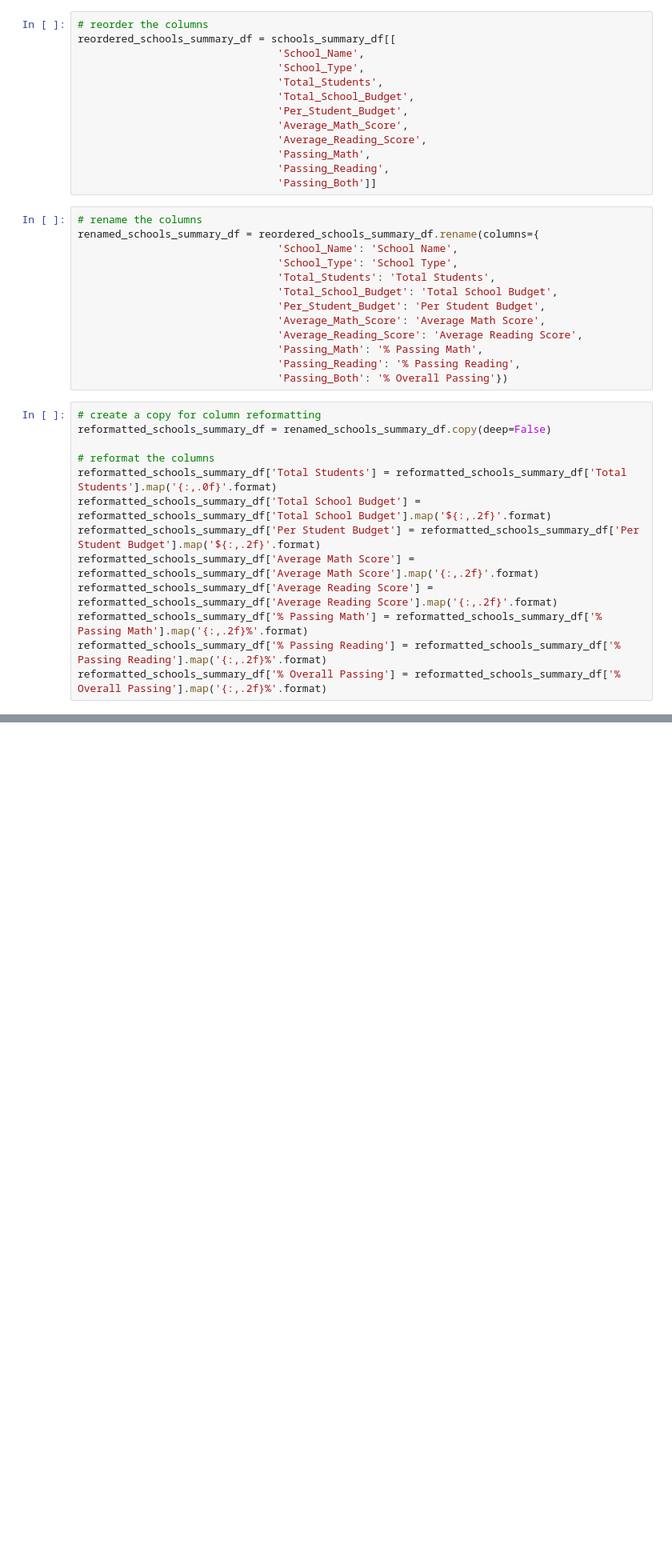
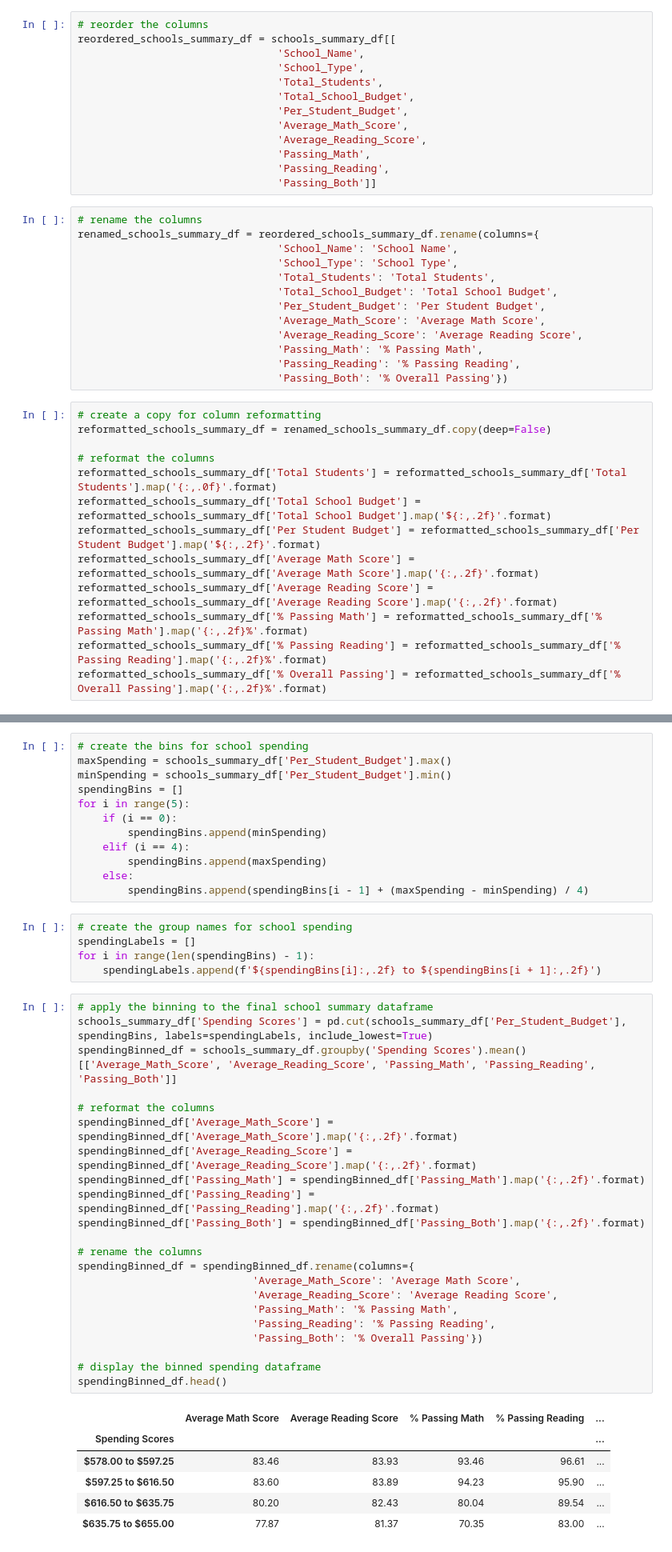
Before and after one commit to seneubauer/pandas-challenge, a Jupyter notebook: PyCitySchools/PyCitySchools.ipynb, the cells around one changed output, grey strips where cells are left out. Shown at 80% size. Drawn from its saved outputs; the diff is of its cells as text; blank space fills up the shorter version.

```diff
--- a/PyCitySchools/PyCitySchools.ipynb
+++ b/PyCitySchools/PyCitySchools.ipynb
@@ -167,0 +245,46 @@ worst_schools_df.head(5).style.hide_index()
+# %%
+# create the bins for school spending
+maxSpending = schools_summary_df['Per_Student_Budget'].max()
+minSpending = schools_summary_df['Per_Student_Budget'].min()
+spendingBins = []
+for i in range(5):
+    if (i == 0):
+        spendingBins.append(minSpending)
+    elif (i == 4):
+        spendingBins.append(maxSpending)
+    else:
+        spendingBins.append(spendingBins[i - 1] + (maxSpending - minSpending) / 4)
+# %%
+# create the group names for school spending
+spendingLabels = []
+for i in range(len(spendingBins) - 1):
+    spendingLabels.append(f'${spendingBins[i]:,.2f} to ${spendingBins[i + 1]:,.2f}')
+# %%
+# apply the binning to the final school summary dataframe
+schools_summary_df['Spending Scores'] = pd.cut(schools_summary_df['Per_Student_Budget'], spendingBins, labels=spendingLabels, include_lowest=True)
+spendingBinned_df = schools_summary_df.groupby('Spending Scores').mean()[['Average_Math_Score', 'Average_Reading_Score', 'Passing_Math', 'Passing_Reading', 'Passing_Both']]
+
+# reformat the columns
+spendingBinned_df['Average_Math_Score'] = spendingBinned_df['Average_Math_Score'].map('{:,.2f}'.format)
+spendingBinned_df['Average_Reading_Score'] = spendingBinned_df['Average_Reading_Score'].map('{:,.2f}'.format)
+spendingBinned_df['Passing_Math'] = spendingBinned_df['Passing_Math'].map('{:,.2f}'.format)
+spendingBinned_df['Passing_Reading'] = spendingBinned_df['Passing_Reading'].map('{:,.2f}'.format)
+spendingBinned_df['Passing_Both'] = spendingBinned_df['Passing_Both'].map('{:,.2f}'.format)
+
+# rename the columns
+spendingBinned_df = spendingBinned_df.rename(columns={
+                            'Average_Math_Score': 'Average Math Score',
+                            'Average_Reading_Score': 'Average Reading Score',
+                            'Passing_Math': '% Passing Math',
+                            'Passing_Reading': '% Passing Reading',
+                            'Passing_Both': '% Overall Passing'})
+
+# display the binned spending dataframe
+spendingBinned_df.head()
+# %% [output]
+|  | Average Math Score | Average Reading Score | % Passing Math | % Passing Reading | ... |
+| Spending Scores |  |  |  |  | ... |
+| $578.00 to $597.25 | 83.46 | 83.93 | 93.46 | 96.61 | ... |
+| $597.25 to $616.50 | 83.60 | 83.89 | 94.23 | 95.90 | ... |
+| $616.50 to $635.75 | 80.20 | 82.43 | 80.04 | 89.54 | ... |
+| $635.75 to $655.00 | 77.87 | 81.37 | 70.35 | 83.00 | ... |
```
Also changed, not shown: parts of 5 cells of this notebook.
